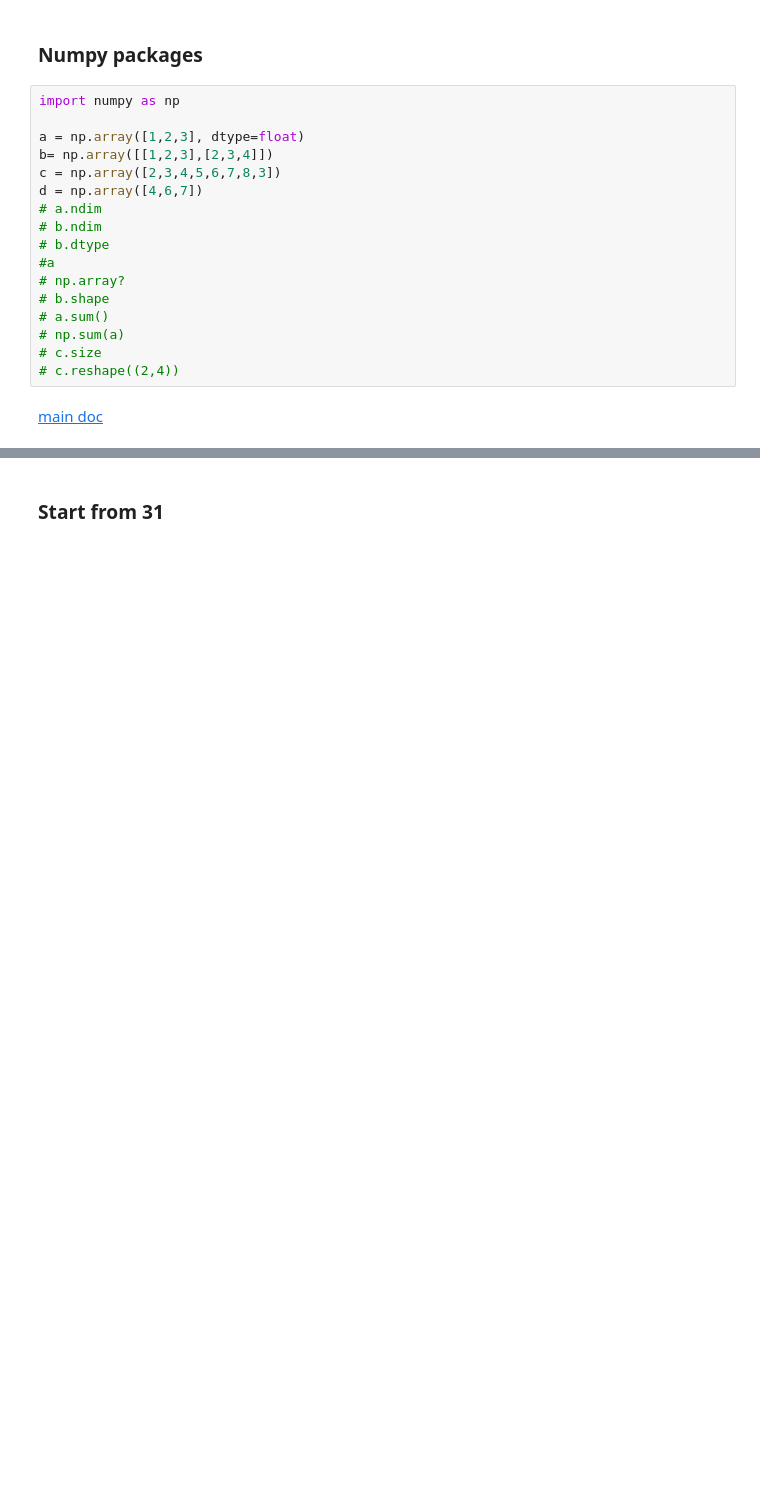
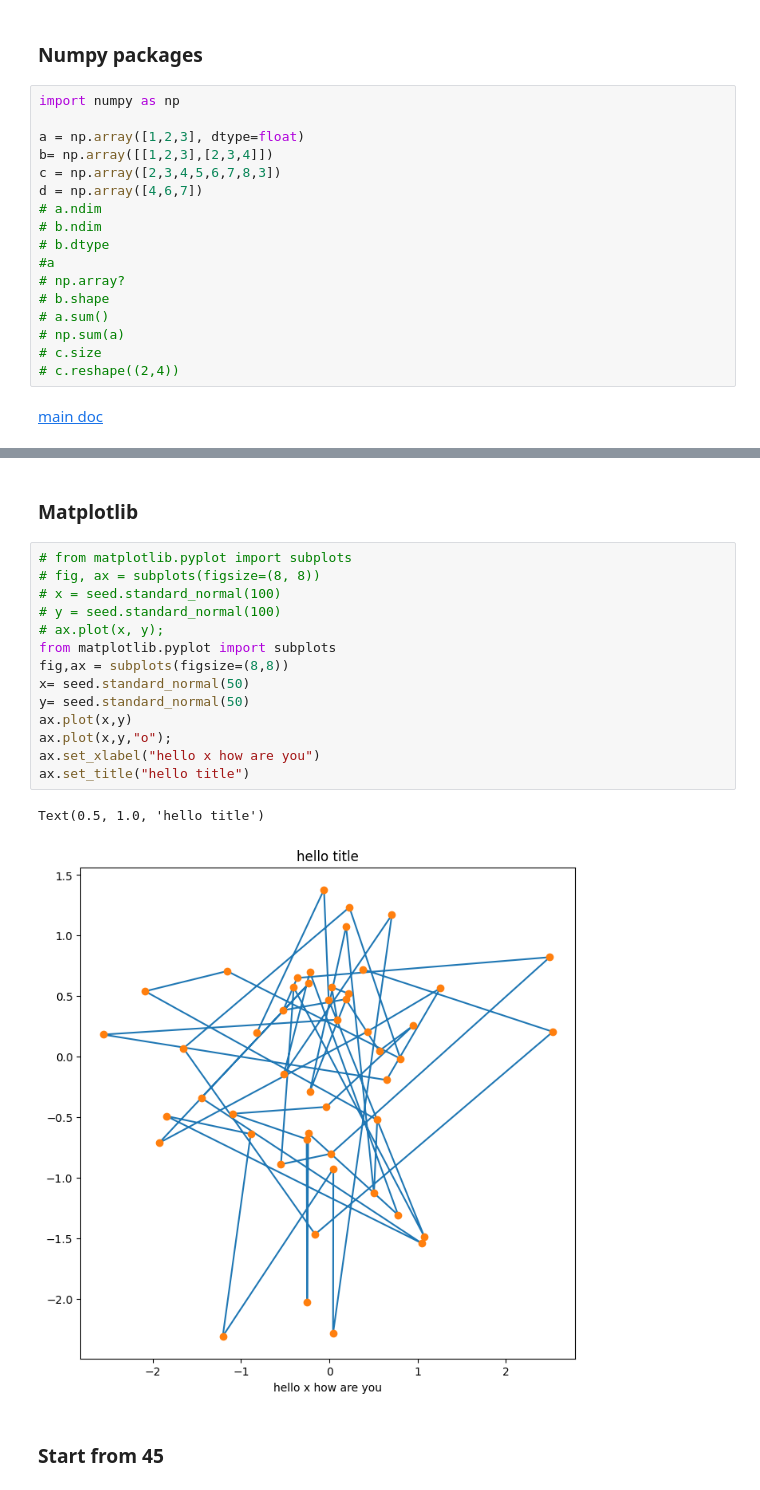
Before and after one commit to Mostakim-Arafat/An-Introduction-to-statistical-Learning, a Jupyter notebook: Ch2.ipynb, the cells around one changed output, grey strips where cells are left out. Drawn from its saved outputs; the diff is of its cells as text; blank space fills up the shorter version.

Commit message:
matplotlib

```diff
--- a/Ch2.ipynb
+++ b/Ch2.ipynb
@@ -35,2 +43,21 @@ array([[1.        , 0.98198051],
+# %% [markdown]
+### Matplotlib
+# %%
+# from matplotlib.pyplot import subplots
+# fig, ax = subplots(figsize=(8, 8))
+# x = seed.standard_normal(100)
+# y = seed.standard_normal(100)
+# ax.plot(x, y);
+from matplotlib.pyplot import subplots
+fig,ax = subplots(figsize=(8,8))
+x= seed.standard_normal(50)
+y= seed.standard_normal(50)
+ax.plot(x,y)
+ax.plot(x,y,"o");
+ax.set_xlabel("hello x how are you")
+ax.set_title("hello title")
+# %% [output]
+Text(0.5, 1.0, 'hello title')
+[figure, added]
 # %% [markdown]
-### Start from 31
+### Start from 45
```
Also changed, not shown: parts of 2 cells of this notebook.
